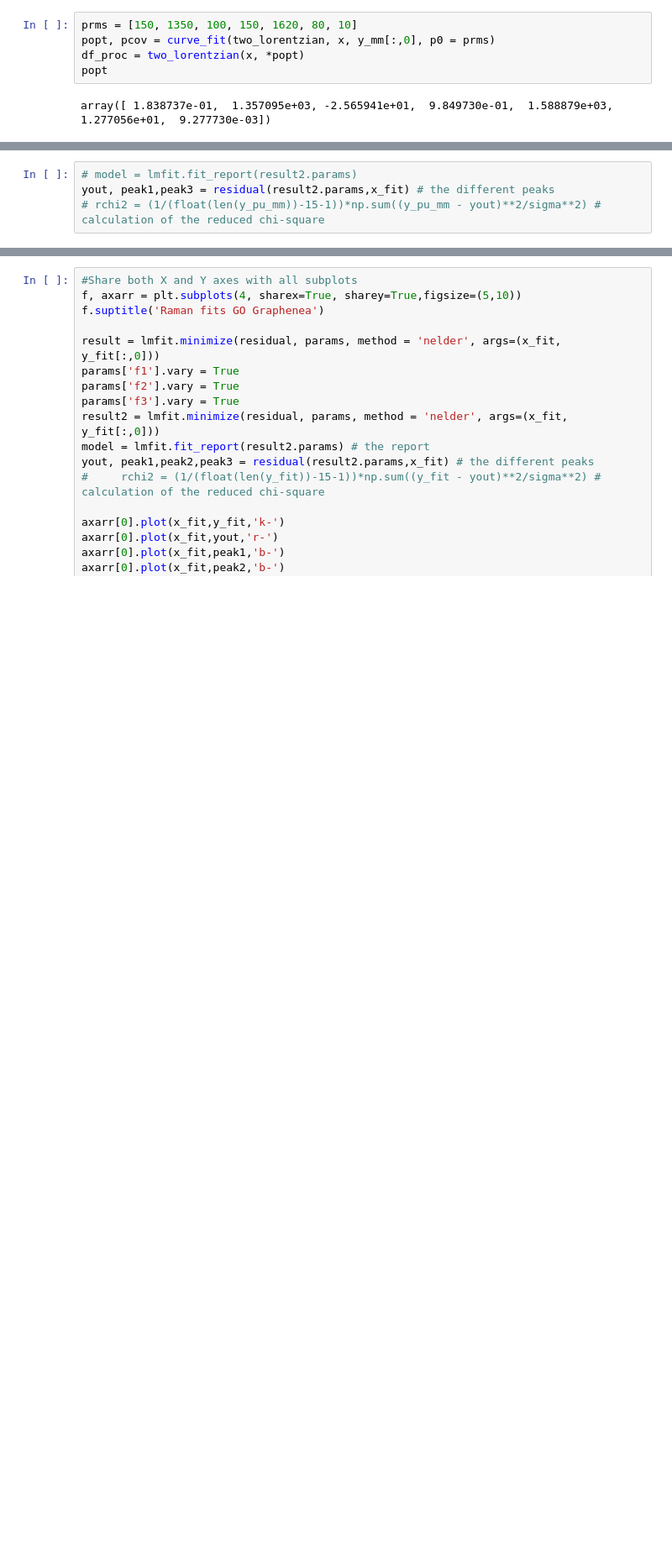
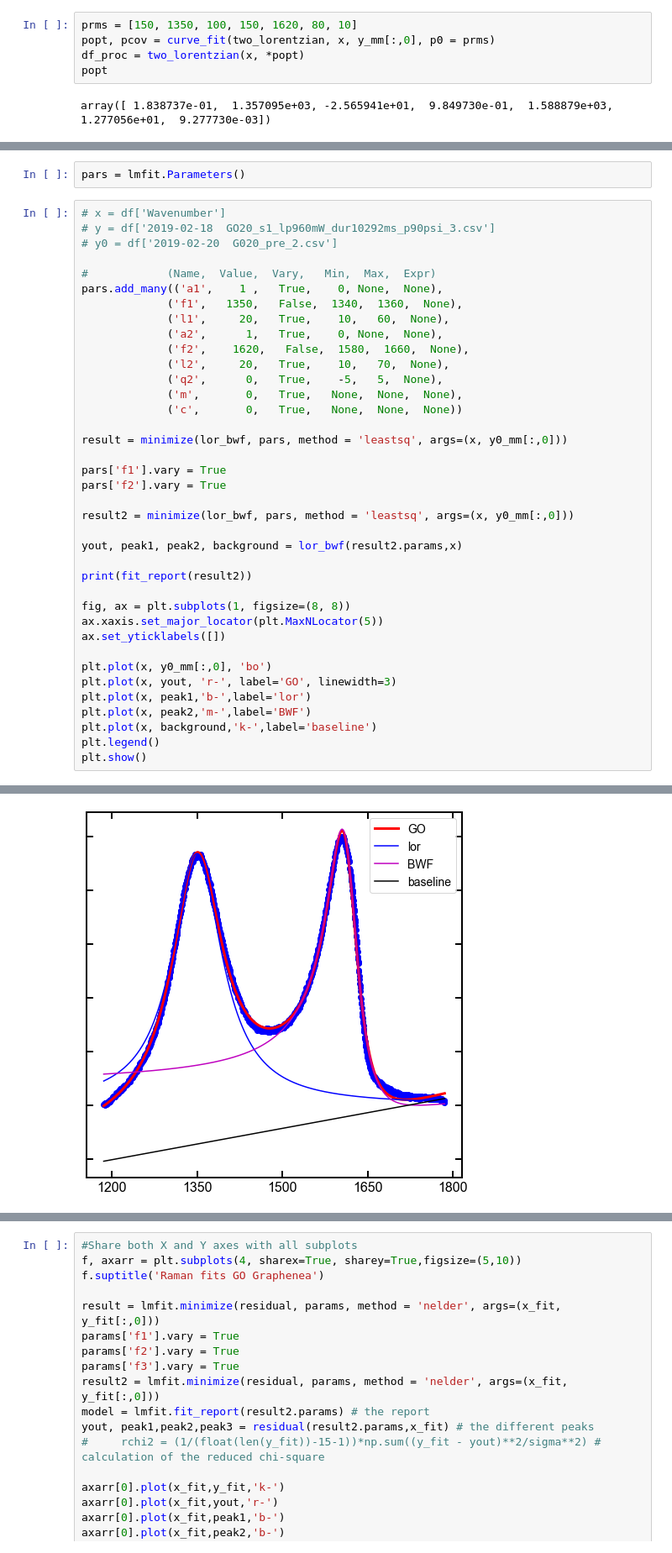
Before and after one commit to hududed/raman-analysis, a Jupyter notebook: nbs/Raman_ALEX.ipynb, the cells around one changed output, grey strips where cells are left out. Shown: that part at 84% size. Saved outputs shown, nothing was run; the diff lists cells and outputs as text; blank space fills up the shorter version.

Commit message:
lmfits lorbwf,2lor,3lor

```diff
--- a/nbs/Raman_ALEX.ipynb
+++ b/nbs/Raman_ALEX.ipynb
@@ -364,4 +295,0 @@ We can now extract the various things generated by lmfit as well as the peaks:
-# %%
-# model = lmfit.fit_report(result2.params)
-yout, peak1,peak3 = residual(result2.params,x_fit) # the different peaks
-# rchi2 = (1/(float(len(y_pu_mm))-15-1))*np.sum((y_pu_mm - yout)**2/sigma**2) # calculation of the reduced chi-square
@@ -707,0 +324,41 @@ def show_plts(fn, parameters, method):
+# %%
+pars = lmfit.Parameters()
+# %%
+# x = df['Wavenumber']
+# y = df['2019-02-18  GO20_s1_lp960mW_dur10292ms_p90psi_3.csv']
+# y0 = df['2019-02-20  G020_pre_2.csv']
+
+#            (Name,  Value,  Vary,   Min,  Max,  Expr)
+pars.add_many(('a1',    1 ,   True,    0, None,  None),
+             ('f1',   1350,   False,  1340,  1360,  None),
+             ('l1',     20,   True,    10,   60,  None),
+             ('a2',      1,   True,    0, None,  None),
+             ('f2',    1620,   False,  1580,  1660,  None),
+             ('l2',     20,   True,    10,   70,  None),
+             ('q2',      0,   True,    -5,   5,  None),
+             ('m',       0,   True,   None,  None,  None),
+             ('c',       0,   True,   None,  None,  None))
+
+result = minimize(lor_bwf, pars, method = 'leastsq', args=(x, y0_mm[:,0]))
+
+pars['f1'].vary = True
+pars['f2'].vary = True
+
+result2 = minimize(lor_bwf, pars, method = 'leastsq', args=(x, y0_mm[:,0]))
+
+yout, peak1, peak2, background = lor_bwf(result2.params,x)
+
+print(fit_report(result2))
+
+fig, ax = plt.subplots(1, figsize=(8, 8))
+ax.xaxis.set_major_locator(plt.MaxNLocator(5))
+ax.set_yticklabels([])
+
+plt.plot(x, y0_mm[:,0], 'bo')
+plt.plot(x, yout, 'r-', label='GO', linewidth=3)
+plt.plot(x, peak1,'b-',label='lor')
+plt.plot(x, peak2,'m-',label='BWF')
+plt.plot(x, background,'k-',label='baseline')
+plt.legend()
+plt.show()
+# %% [output]
@@ -707,0 +382 @@ def show_plts(fn, parameters, method):
+[figure, added]
```
Also changed, not shown: parts of 44 cells of this notebook.
